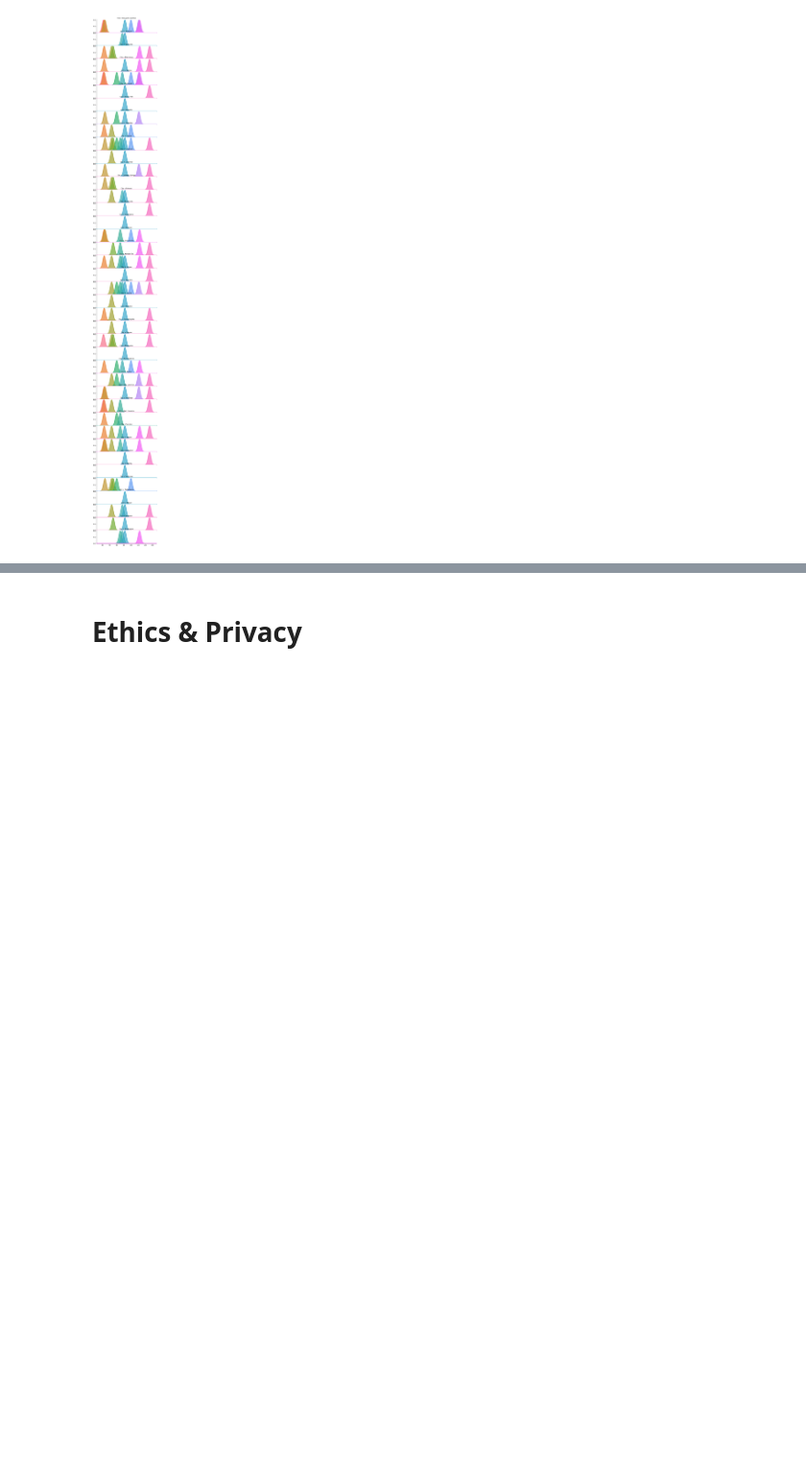
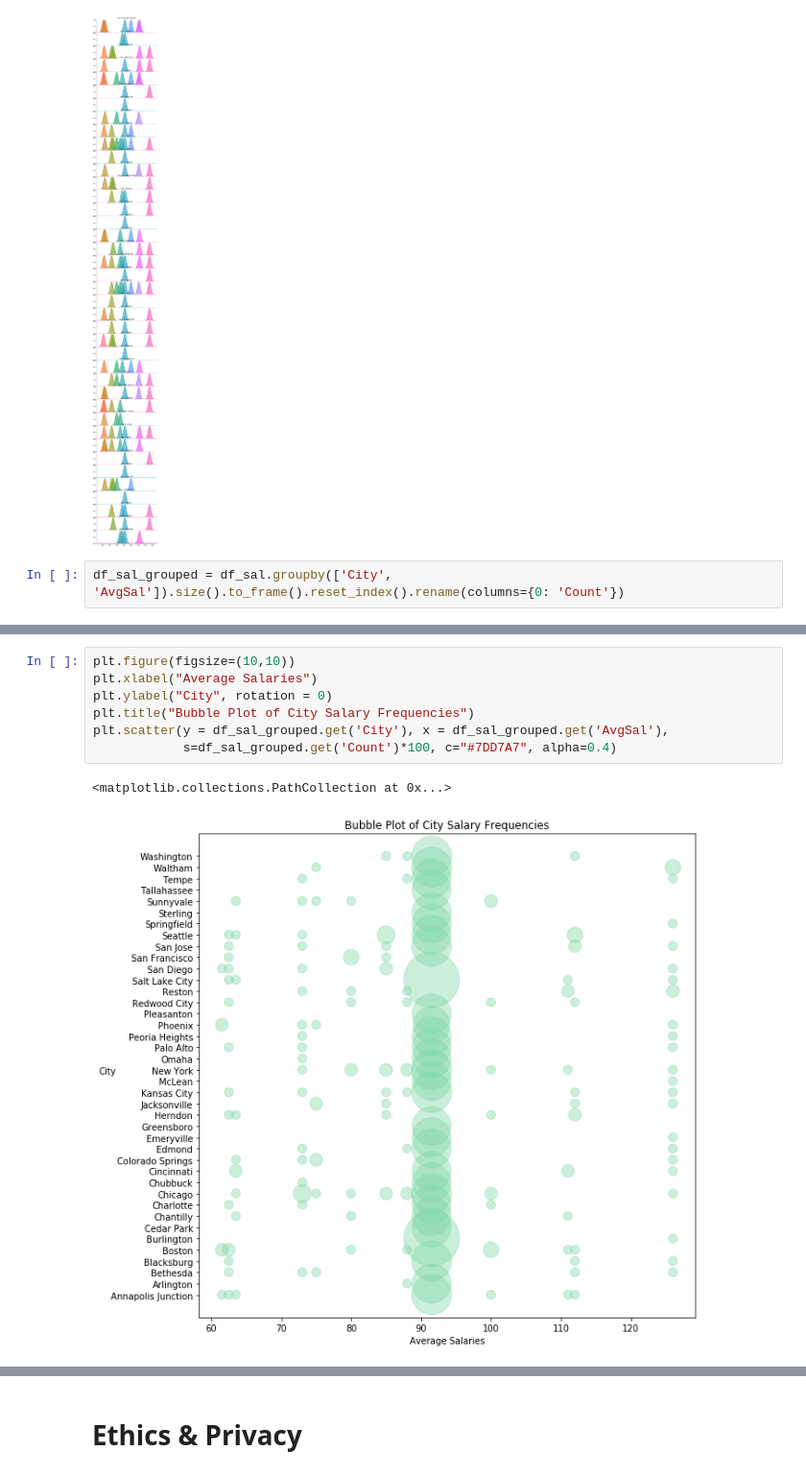
Before and after one commit to damehero/COGS108_Repo, a Jupyter notebook: FinalProject_group62.ipynb, the cells around one changed output, grey strips where cells are left out. Shown at 96% size. Drawn from its saved outputs; the diff is of its cells as text; blank space fills up the shorter version.

```diff
--- a/FinalProject_group62.ipynb
+++ b/FinalProject_group62.ipynb
@@ -494,3 +537,5 @@ ridge_plot.map(plt.axhline, y=0, lw=4, clip_on=False)
 ridge_plot.fig.subplots_adjust(hspace=-0.01)
 # %% [output]
 [figure]
+# %%
+df_sal_grouped = df_sal.groupby(['City', 'AvgSal']).size().to_frame().reset_index().rename(columns={0: 'Count'})
@@ -496,0 +551,10 @@ ridge_plot.fig.subplots_adjust(hspace=-0.01)
+# %%
+plt.figure(figsize=(10,10))
+plt.xlabel("Average Salaries")
+plt.ylabel("City", rotation = 0)
+plt.title("Bubble Plot of City Salary Frequencies")
+plt.scatter(y = df_sal_grouped.get('City'), x = df_sal_grouped.get('AvgSal'),
+            s=df_sal_grouped.get('Count')*100, c="#7DD7A7", alpha=0.4)
+# %% [output]
+<matplotlib.collections.PathCollection at 0x...>
+[figure, added]
```
Also changed, not shown: parts of 23 cells of this notebook.
